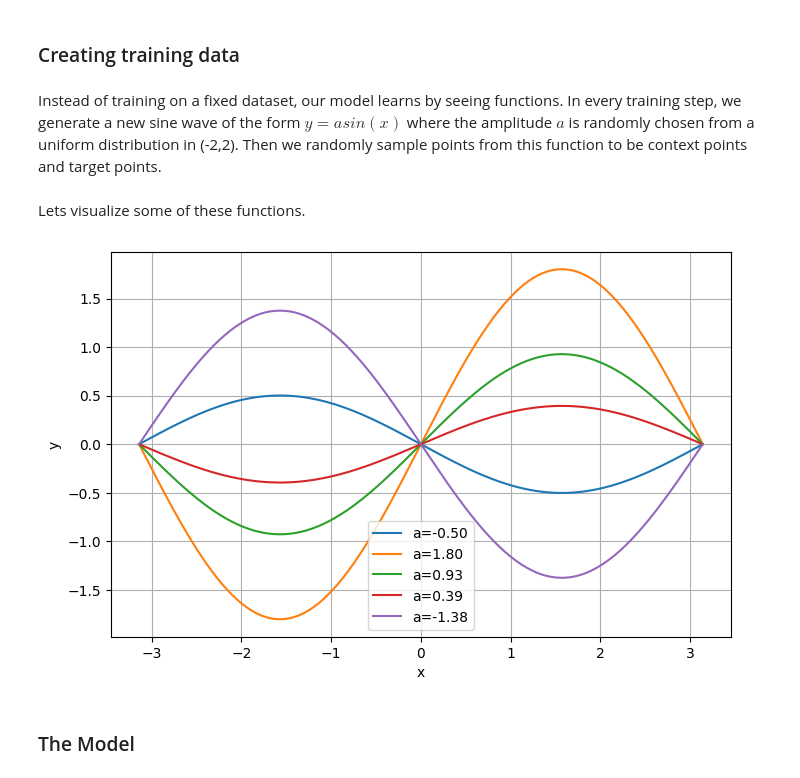
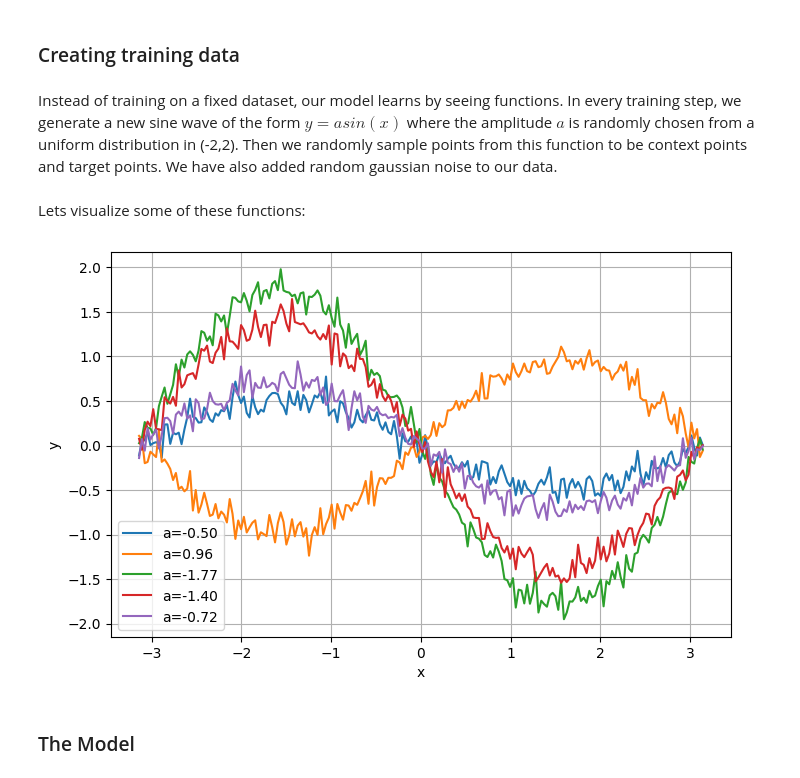
Before and after one commit to NeerjaKasture/blog, a Jupyter notebook: posts/Conditional Neural Process/CNP.ipynb, the cells around one changed output. Drawn from its saved outputs; the diff is of its cells as text; code cells hidden in the pictures.

```diff
--- a/posts/Conditional Neural Process/CNP.ipynb
+++ b/posts/Conditional Neural Process/CNP.ipynb
@@ -26,7 +22,7 @@ device = torch.device("cuda" if torch.cuda.is_available() else "cpu")
 # %% [markdown]
 ### Creating training data
 # %% [markdown]
-Instead of training on a fixed dataset, our model learns by seeing functions. In every training step, we generate a new sine wave of the form $𝑦=𝑎sin(𝑥)$ where the amplitude $𝑎$ is randomly chosen from a uniform distribution in (-2,2). Then we randomly sample points from this function to be context points and target points.
+Instead of training on a fixed dataset, our model learns by seeing functions. In every training step, we generate a new sine wave of the form $𝑦=𝑎sin(𝑥)$ where the amplitude $𝑎$ is randomly chosen from a uniform distribution in (-2,2). Then we randomly sample points from this function to be context points and target points. We have also added random gaussian noise to our data.
 # %%
 def sine(x, a):
   return a * np.sin(x)
@@ -53,23 +57,24 @@ def create_training_data(func, num_points=20, num_context=10):
 
     return x_context, y_context, x_target, y_target
 # %% [markdown]
-Lets visualize some of these functions.
+Lets visualize some of these functions:
 # %%
+#| echo: false
 x = np.linspace(-np.pi, np.pi, 200)
 plt.figure(figsize=(8, 5))
 
 for i in range(5):
     a = np.random.uniform(-2, 2)
-    y = sine(x, a)
+    y = sine(x, a) + np.random.normal(0, 0.1,size=x.shape)
     plt.plot(x, y, label=f"a={a:.2f}")
 
 plt.xlabel("x")
 plt.ylabel("y")
 plt.legend()
 plt.grid(True)
 plt.show()
 # %% [output]
-[figure, old version]
+[figure, new version]
 # %% [markdown]
 ### The Model
 # %% [markdown]
```
Also changed, not shown: parts of 22 cells of this notebook, 29 other files.
